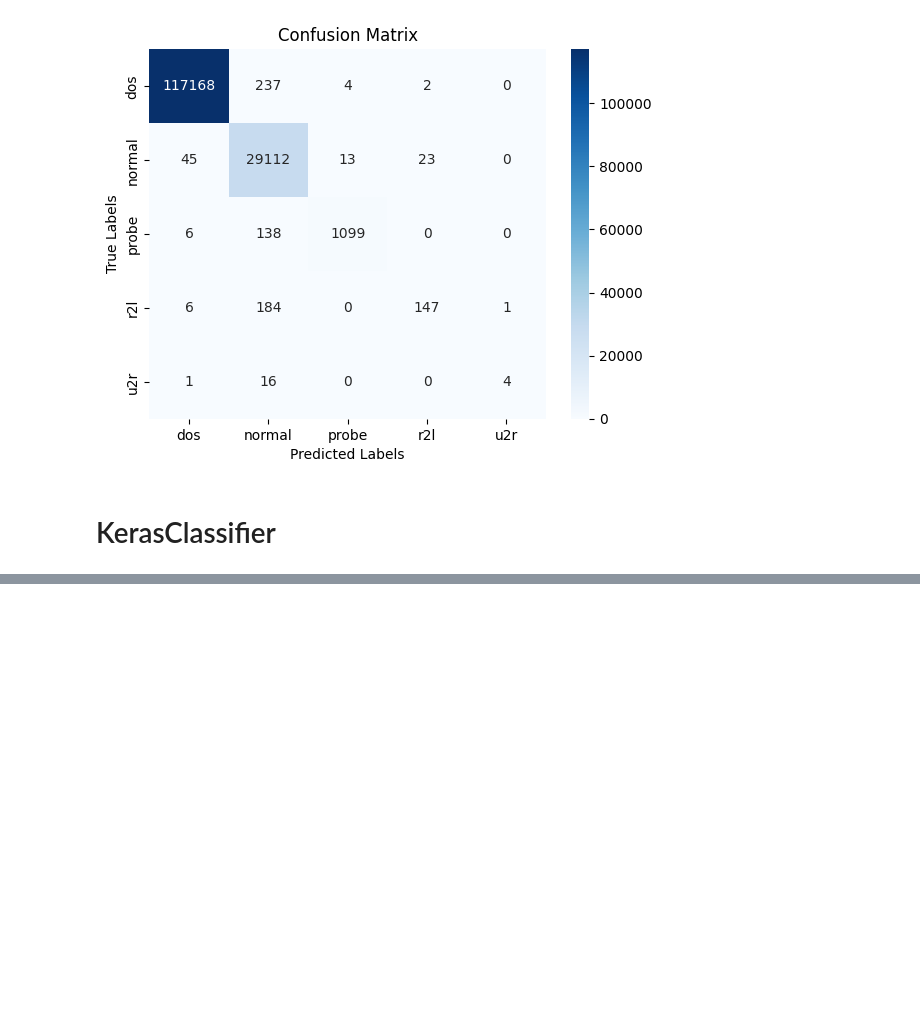
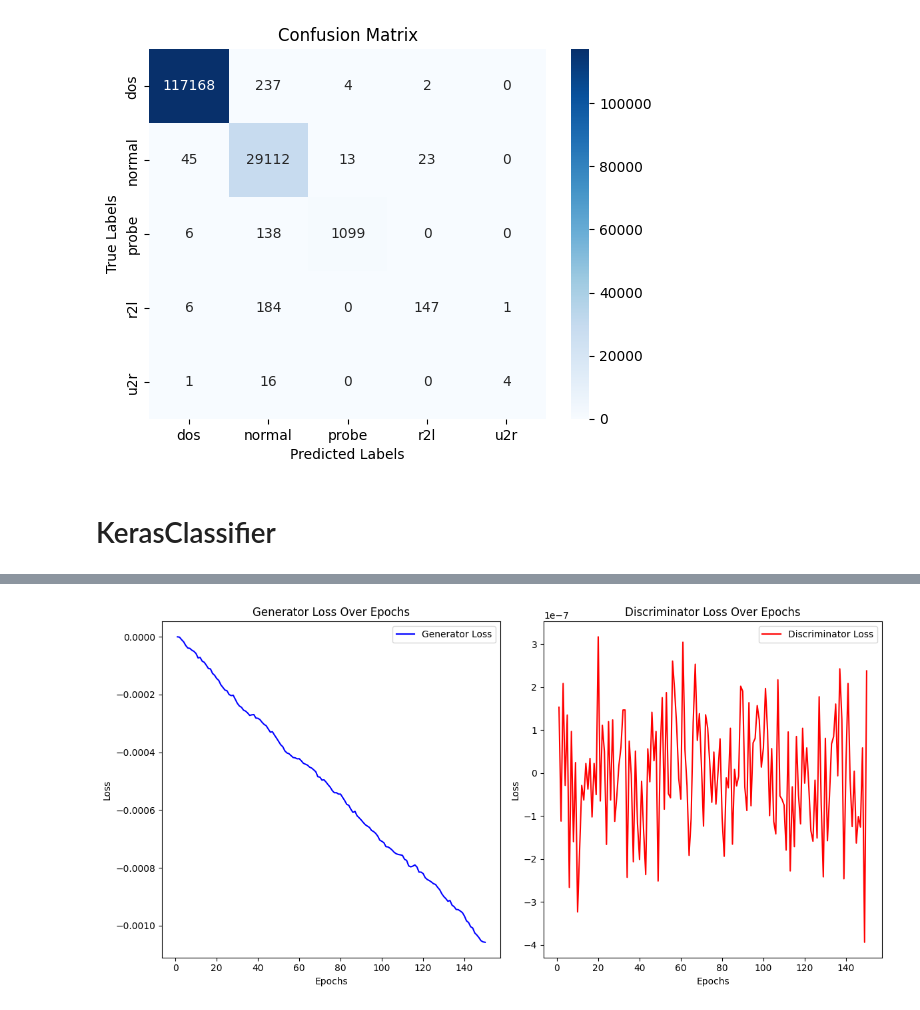
Before and after one commit to Pakapakk/Network_Traffic_Anomaly_Detection, a Jupyter notebook: anomaly_detection.ipynb, the cells around one changed output, grey strips where cells are left out. Saved outputs shown, nothing was run; the diff lists cells and outputs as text; code cells hidden in the pictures; blank space fills up the shorter version.

```diff
--- a/anomaly_detection.ipynb
+++ b/anomaly_detection.ipynb
@@ -344,0 +450,13 @@ plt.show()
+# %%
+history = {'gen': [], 'dis': []}
+
+def train(dataset, epochs):
+    for epoch in range(epochs):
+        start = time.time()
+
+        for batch in dataset:
+            gen_loss, dis_loss = train_step(batch)
+
+        history['gen'].append(gen_loss)
+        history['dis'].append(dis_loss)
+        print('Time for epoch {} is {} sec '.format(epoch + 1, time.time() - start))
@@ -344,0 +540,25 @@ plt.show()
+# %%
+epochs = range(1, len(history['gen']) + 1)
+
+plt.figure(figsize=(12, 6))
+
+# Plot Generator Loss
+plt.subplot(1, 2, 1)
+plt.plot(epochs, history['gen'], label='Generator Loss', color='blue')
+plt.title('Generator Loss Over Epochs')
+plt.xlabel('Epochs')
+plt.ylabel('Loss')
+plt.legend()
+
+# Plot Discriminator Loss
+plt.subplot(1, 2, 2)
+plt.plot(epochs, history['dis'], label='Discriminator Loss', color='red')
+plt.title('Discriminator Loss Over Epochs')
+plt.xlabel('Epochs')
+plt.ylabel('Loss')
+plt.legend()
+
+plt.tight_layout()
+plt.show()
+# %% [output]
+[figure, added]
```
Also changed, not shown: parts of 37 cells of this notebook.
